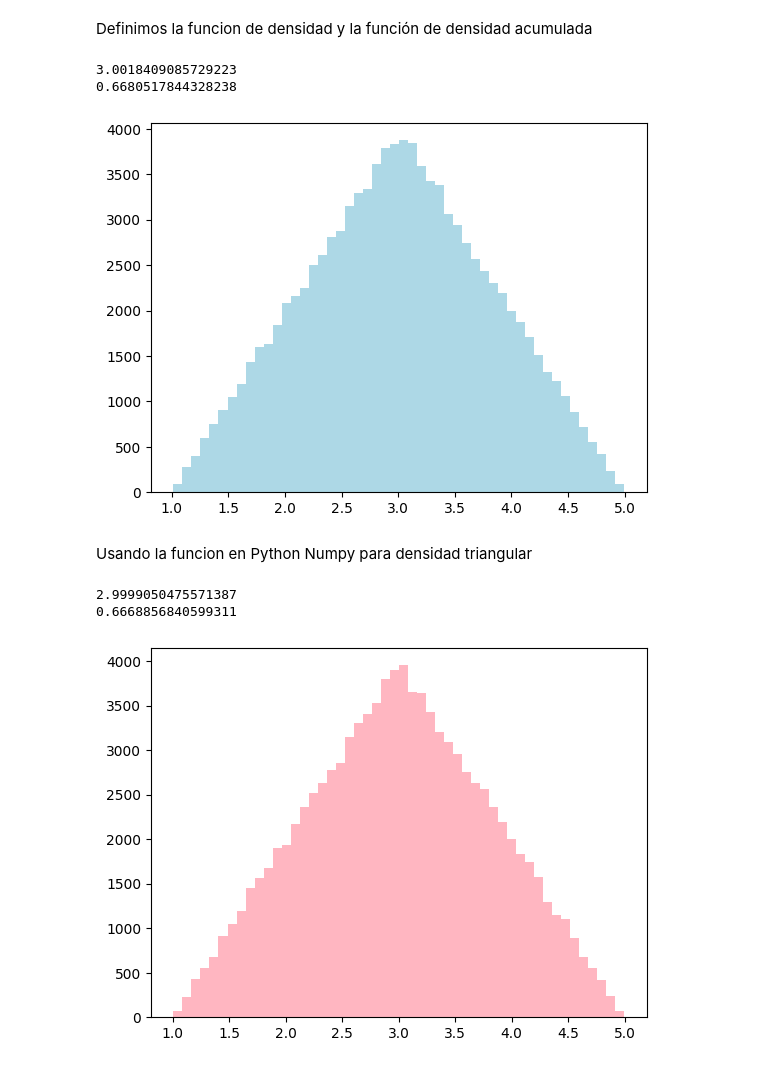
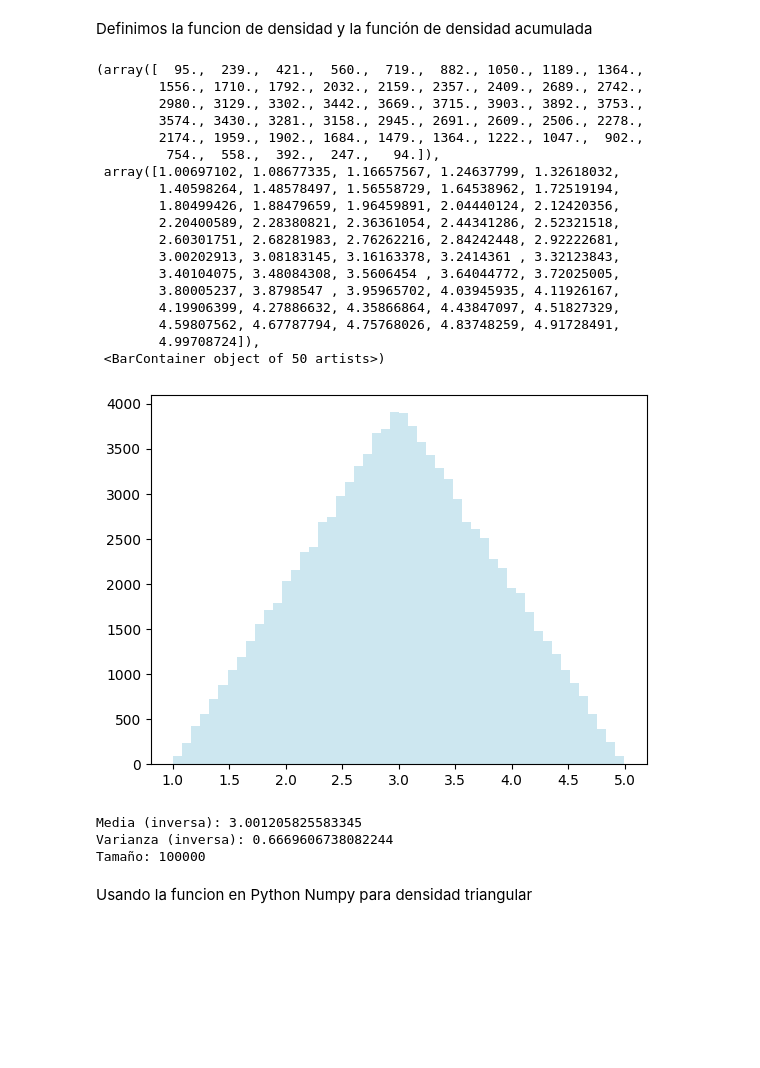
Before and after one commit to DanielaJim07/Simulaci-n-I, a Jupyter notebook: Distribucion_triangular.ipynb, the cells around one changed output. Saved outputs shown, nothing was run; the diff lists cells and outputs as text; code cells hidden in the pictures; blank space fills up the shorter version.

```diff
--- a/Distribucion_triangular.ipynb
+++ b/Distribucion_triangular.ipynb
@@ -37,11 +58,35 @@ dd=triangular(100000)
-# %%
-plt.hist(dd, bins=50, color="lightblue")
-
-print(np.mean(dd))
-print(np.var(dd))
-# %% [output]
-3.0018409085729223
-0.6680517844328238
-[figure, removed]
+# %%
+# Usamos la función definida para generar 100,000 muestras
+dd = triangular(100000)
+plt.hist(dd, bins=50, color="lightblue", alpha=0.6, label="Transformada inversa")
+# %% [output]
+(array([  95.,  239.,  421.,  560.,  719.,  882., 1050., 1189., 1364.,
+        1556., 1710., 1792., 2032., 2159., 2357., 2409., 2689., 2742.,
+        2980., 3129., 3302., 3442., 3669., 3715., 3903., 3892., 3753.,
+        3574., 3430., 3281., 3158., 2945., 2691., 2609., 2506., 2278.,
+        2174., 1959., 1902., 1684., 1479., 1364., 1222., 1047.,  902.,
+         754.,  558.,  392.,  247.,   94.]),
+ array([1.00697102, 1.08677335, 1.16657567, 1.24637799, 1.32618032,
+        1.40598264, 1.48578497, 1.56558729, 1.64538962, 1.72519194,
+        1.80499426, 1.88479659, 1.96459891, 2.04440124, 2.12420356,
+        2.20400589, 2.28380821, 2.36361054, 2.44341286, 2.52321518,
+        2.60301751, 2.68281983, 2.76262216, 2.84242448, 2.92222681,
+        3.00202913, 3.08183145, 3.16163378, 3.2414361 , 3.32123843,
+        3.40104075, 3.48084308, 3.5606454 , 3.64044772, 3.72025005,
+        3.80005237, 3.8798547 , 3.95965702, 4.03945935, 4.11926167,
+        4.19906399, 4.27886632, 4.35866864, 4.43847097, 4.51827329,
+        4.59807562, 4.67787794, 4.75768026, 4.83748259, 4.91728491,
+        4.99708724]),
+ <BarContainer object of 50 artists>)
+[figure, added]
+# %%
+# Estadísticas básicas de las muestras generadas
+print("Media (inversa):", np.mean(dd))
+print("Varianza (inversa):", np.var(dd))
+print("Tamaño:", len(dd))
+# %% [output]
+Media (inversa): 3.001205825583345
+Varianza (inversa): 0.6669606738082244
+Tamaño: 100000
 # %% [markdown]
 Usando la funcion en Python Numpy para densidad triangular
@@ -50,9 +92,0 @@ gg = np.random.triangular(a, b, c, 100000)
-# %%
-plt.hist(gg, bins=50, color="lightpink")
-
-print(np.mean(gg))
-print(np.var(gg))
-# %% [output]
-2.9999050475571387
-0.6668856840599311
-[figure, removed]
```
Also changed, not shown: parts of 10 cells of this notebook.
